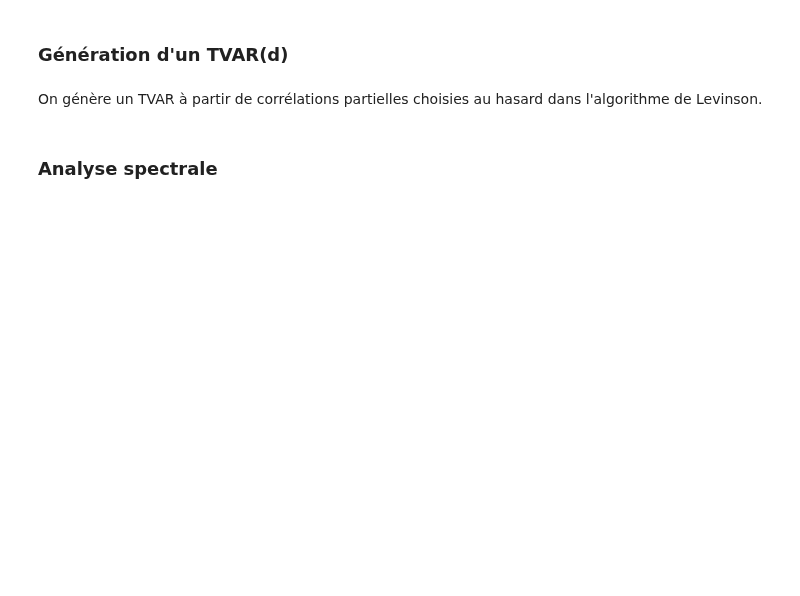
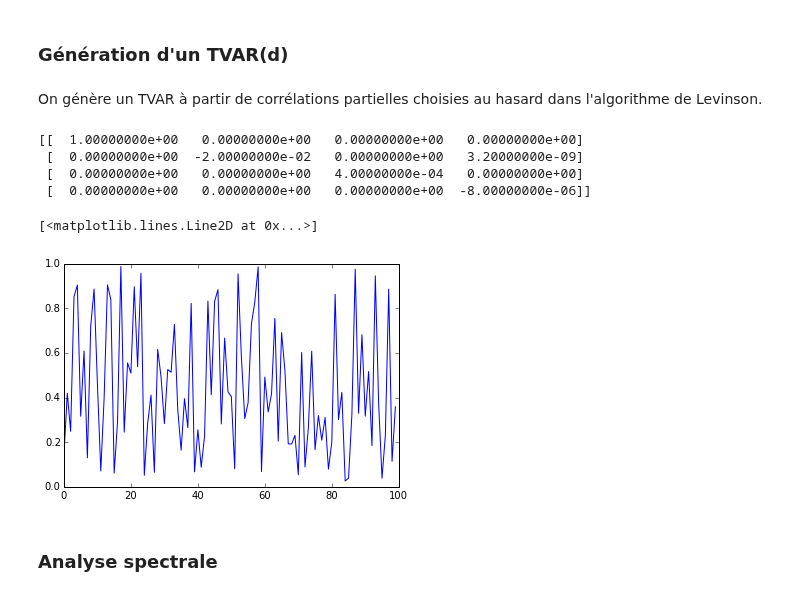
Before and after one commit to jngod2011/TVAR_Prediction, a Jupyter notebook: TVAR_d.ipynb, the cells around one changed output. Saved outputs shown, nothing was run; the diff lists cells and outputs as text; code cells hidden in the pictures; blank space fills up the shorter version.

Commit message:
Génération, estimation et dsp ok

```diff
--- a/TVAR_d.ipynb
+++ b/TVAR_d.ipynb
@@ -11,29 +11,43 @@ def generation_TVAR(d, T, epsilon):
 
     """generation des coefficients du TVAR par les corrélations partielles de l'algorithme de Levinson"""
 
-    #améliorer la génération des kapas avec des fonctionns à valeur de [1,d] dans [-1,1]^d
     u = np.arange(T, dtype='double') / T
-    kappa = np.zeros((T,d))
+    kappa = np.zeros((d,T))
     for k in np.arange(d):
-        kappa[:,k] =  np.power(1-u, k)
-        kappa[:,k] = 0.99 * kappa[:,k]/max(kappa[:,k]) # on s'assure de ne jamais toucher 1 ou -1
-    theta = np.matrix(np.zeros((d,t)))
+        kappa[k,:] =  (-1) ** k * np.power(1-u, k)
+    for t in np.arange(T):
+        kappa[:,t] = kappa[:,t]/max(kappa[:,t]) # on s'assure de ne jamais toucher 1 ou -1
+
+    theta = np.matrix(np.zeros((d,T)))
     theta_inter = np.matrix(np.zeros((d,d)))
     X = epsilon
-
-    for k in np.arange(d):
-        theta[k,k] = kappa[k,t]
 
     for t in np.arange(T):
         for k in np.arange(d):
             theta_inter[k,k] = kappa[k,t]
         for p in np.arange(1, d):
-            for k in np.arange(1, p):
-                theta_inter[k,p] = theta_inter[k,p-1] - kappa[p,t] * theta_inter[p-k,p-1]
-        theta[:,t] = theta_inter[d,:].T
-        X[T + t] = np.dot(X[T+t-d:T+t][::-1], theta[:,t]) + X[T + t]
+            for k in np.arange(0, p-1):
+                theta_inter[k,p] = theta_inter[k, p-1] - kappa[p,t] * theta_inter[p-k,p-1]
+        theta[:,t] = theta_inter[:,d-1]
+        if t == T-2:
+            print(theta_inter)
+        X[T + t] = np.dot(X[T+t-d:T+t][::-1], theta[:,t]) + X[T+t]
 
-    return X[T:], theta
+    return X, theta
+# %%
+d = 4
+T = int(1e2)
+epsilon = np.random.rand(2*T)
+X, theta = generation_TVAR(d, T, epsilon)
+
+plt.plot(X[:T])
+# %% [output]
+[[  1.00000000e+00   0.00000000e+00   0.00000000e+00   0.00000000e+00]
+ [  0.00000000e+00  -2.00000000e-02   0.00000000e+00   3.20000000e-09]
+ [  0.00000000e+00   0.00000000e+00   4.00000000e-04   0.00000000e+00]
+ [  0.00000000e+00   0.00000000e+00   0.00000000e+00  -8.00000000e-06]]
+[<matplotlib.lines.Line2D at 0x...>]
+[figure, added]
 # %% [markdown]
 ### Analyse spectrale
 # %%
```
Also changed, not shown: parts of 7 cells of this notebook.
